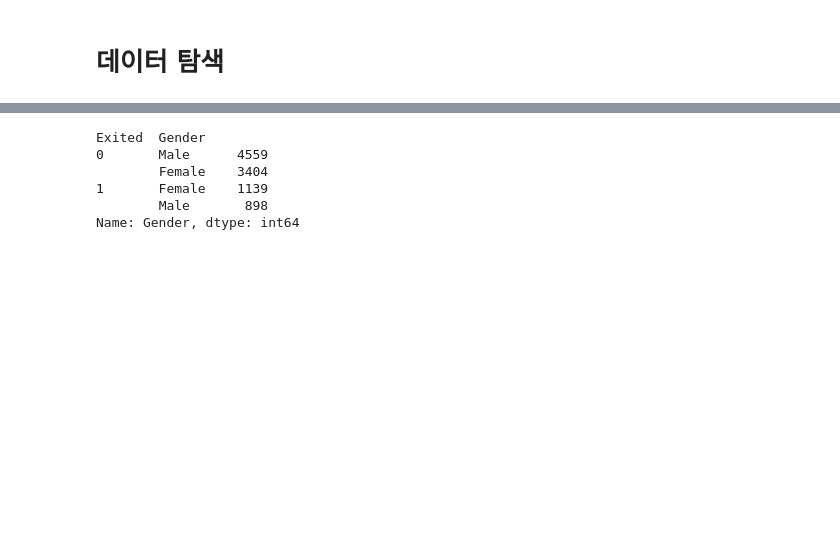
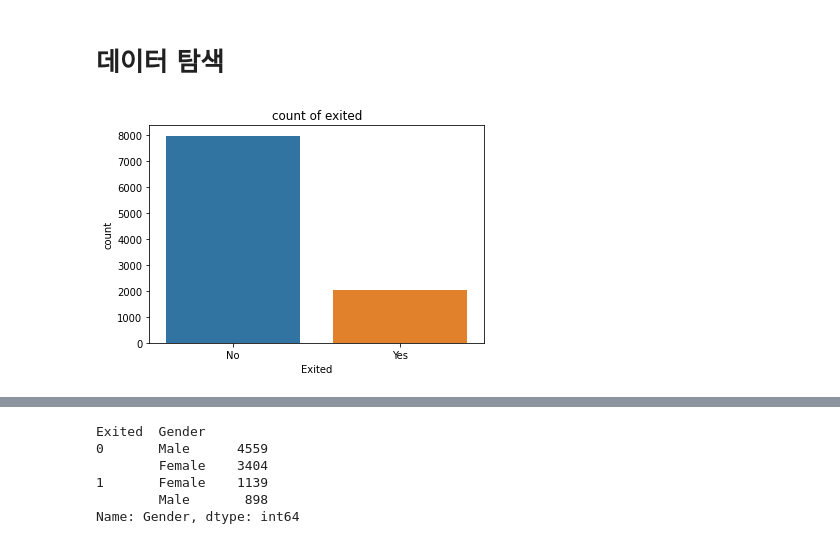
Before and after one commit to joungminhee/Project, a Jupyter notebook: churn_modeling.ipynb, the cells around one changed output, grey strips where cells are left out. Cells and saved outputs as stored; diff of their text form; code cells hidden in the pictures; blank space fills up the shorter version.

```diff
--- a/churn_modeling.ipynb
+++ b/churn_modeling.ipynb
@@ -35,5 +93,14 @@ df.describe(include='object')
 # %% [markdown]
 # 데이터 탐색
+# %%
+# 이탈율 확인
+exited_plt = sns.countplot(x=df.Exited)
+exited_plt.set_title('count of exited')
+exited_plt.set_xticklabels(['No','Yes'])
+# 눈금 이름 설정하기 : set_xticklabels(), set_yticklabels()
+plt.show()
+# %% [output]
+[figure, added]
 # %%
 sns.boxplot(data=df['Balance'])
 plt.show()
```
Also changed, not shown: parts of 42 cells of this notebook.
